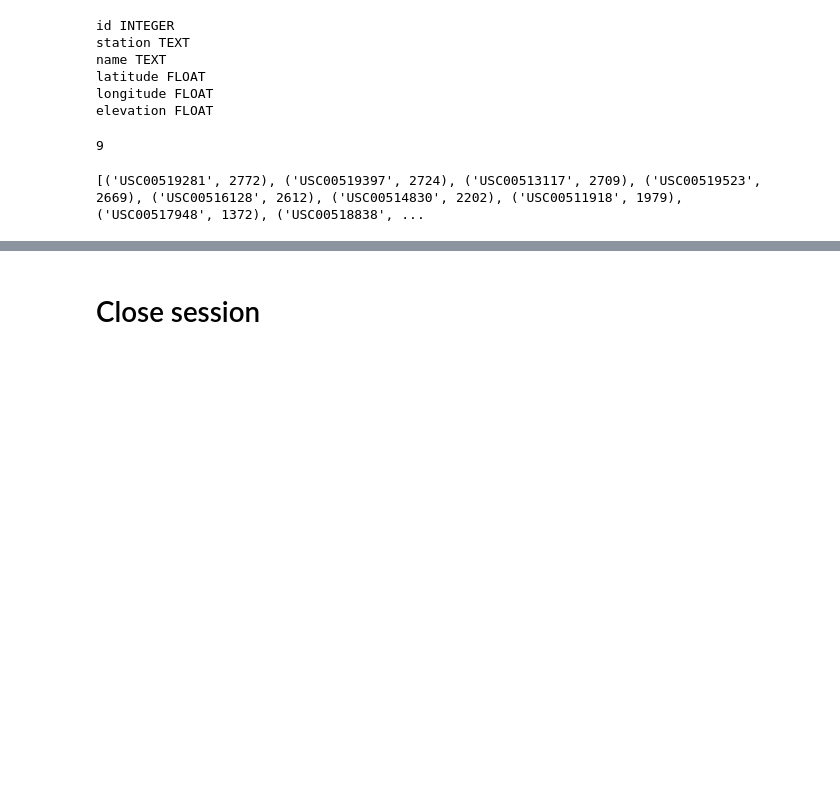
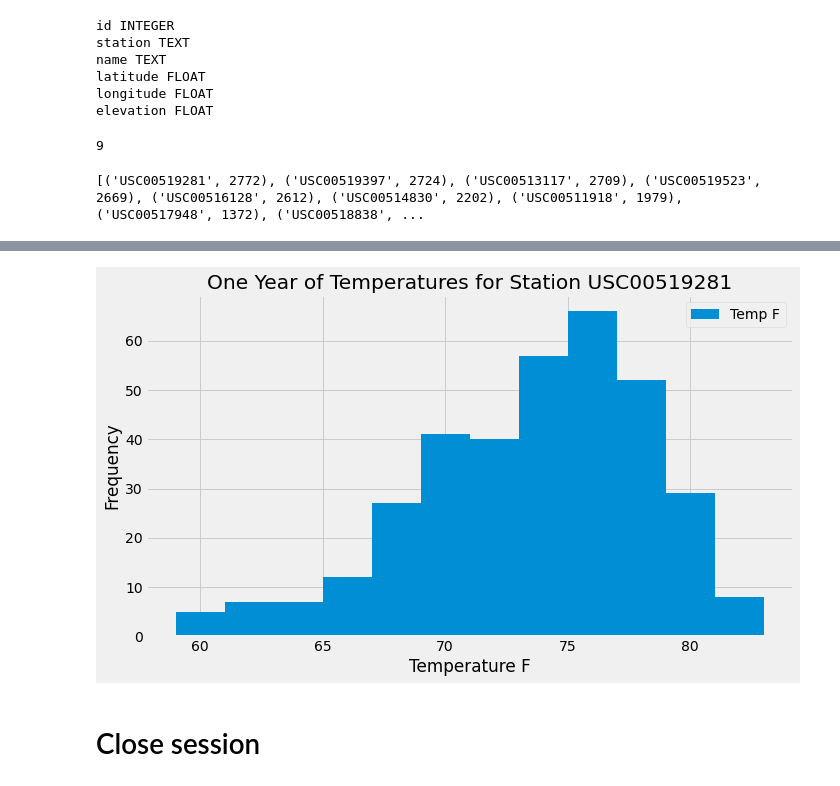
Before and after one commit to norojordan/sqlalchemy-challenge, a Jupyter notebook: climate_starter.ipynb, the cells around one changed output, grey strips where cells are left out. Drawn from its saved outputs; the diff is of its cells as text; code cells hidden in the pictures; blank space fills up the shorter version.

Commit message:
station analysis

```diff
--- a/climate_starter.ipynb
+++ b/climate_starter.ipynb
@@ -206,3 +222,13 @@ print(active_stations)
 # %%
 # Using the most active station id
-# Query the last 12 months of temperature observation data for this station and plot the results as a histogram
+# Query the last 12 months of temperature observation data for this station.
+
+one_year_max_active=session.query(Measurement.date, Measurement.tobs).\
+        filter(Measurement.date >= date).\
+        filter(Measurement.station== 'USC00519281').all()
+#print(one_year_max_active)
+
+# Create a dataframe
+one_year_max_active_df = pd.DataFrame(one_year_max_active, columns=['Date','Temp'])
+one_year_max_active_df.set_index('Date', inplace=True)
+one_year_max_active_df.head()
@@ -209,3 +243,16 @@ print(active_stations)
+# %%
+# Plot the results as a histogram
+
+plt.figure(figsize=(10,6))
+plt.hist(one_year_max_active_df["Temp"], bins=12)
+plt.xlabel('Temperature F')
+plt.ylabel("Frequency")
+plt.legend(["Temp F"])
+plt.title("One Year of Temperatures for Station USC00519281")
+plt.tight_layout()
+plt.show()
+# %% [output]
+[figure, added]
 # %% [markdown]
 # Close session
 # %%
```
Also changed, not shown: parts of 8 cells of this notebook.
